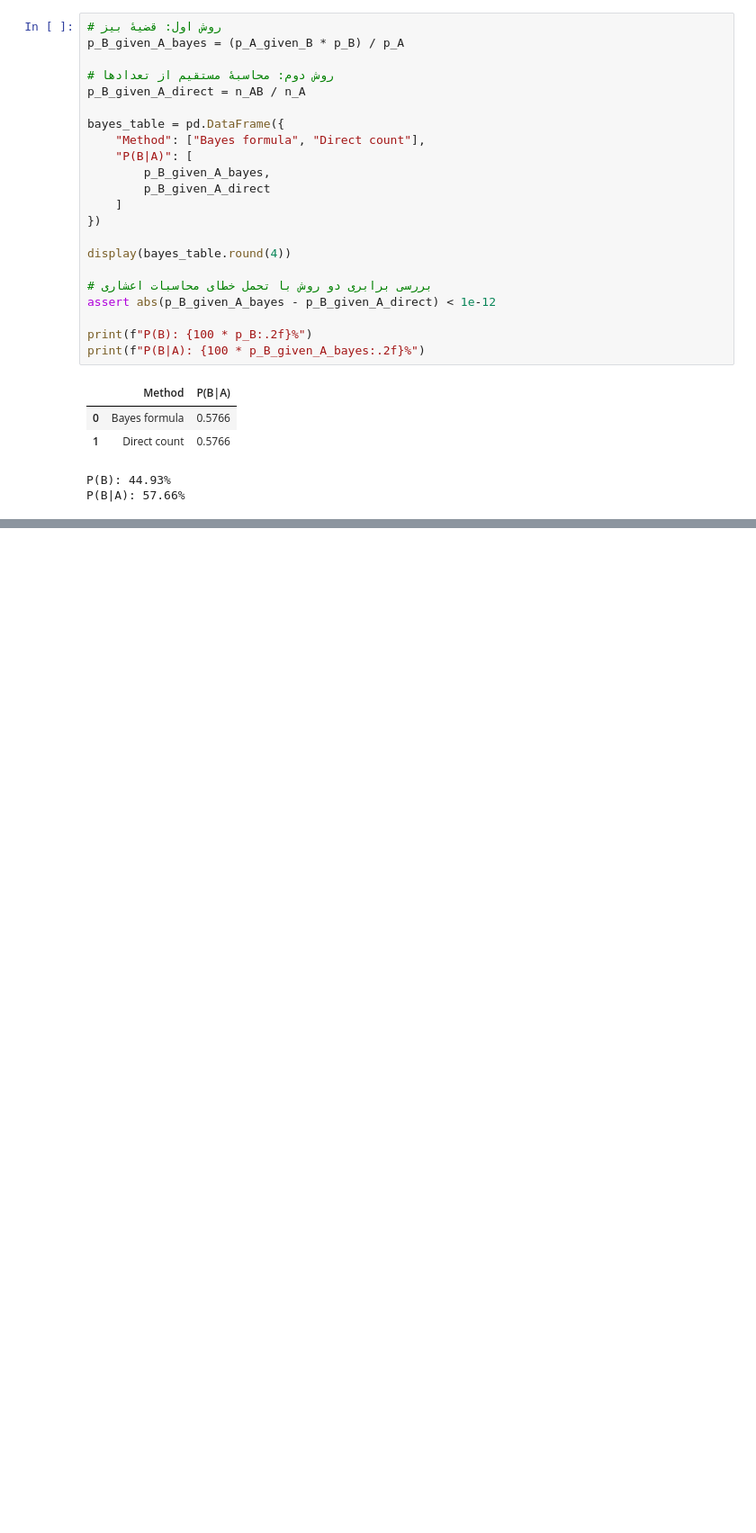
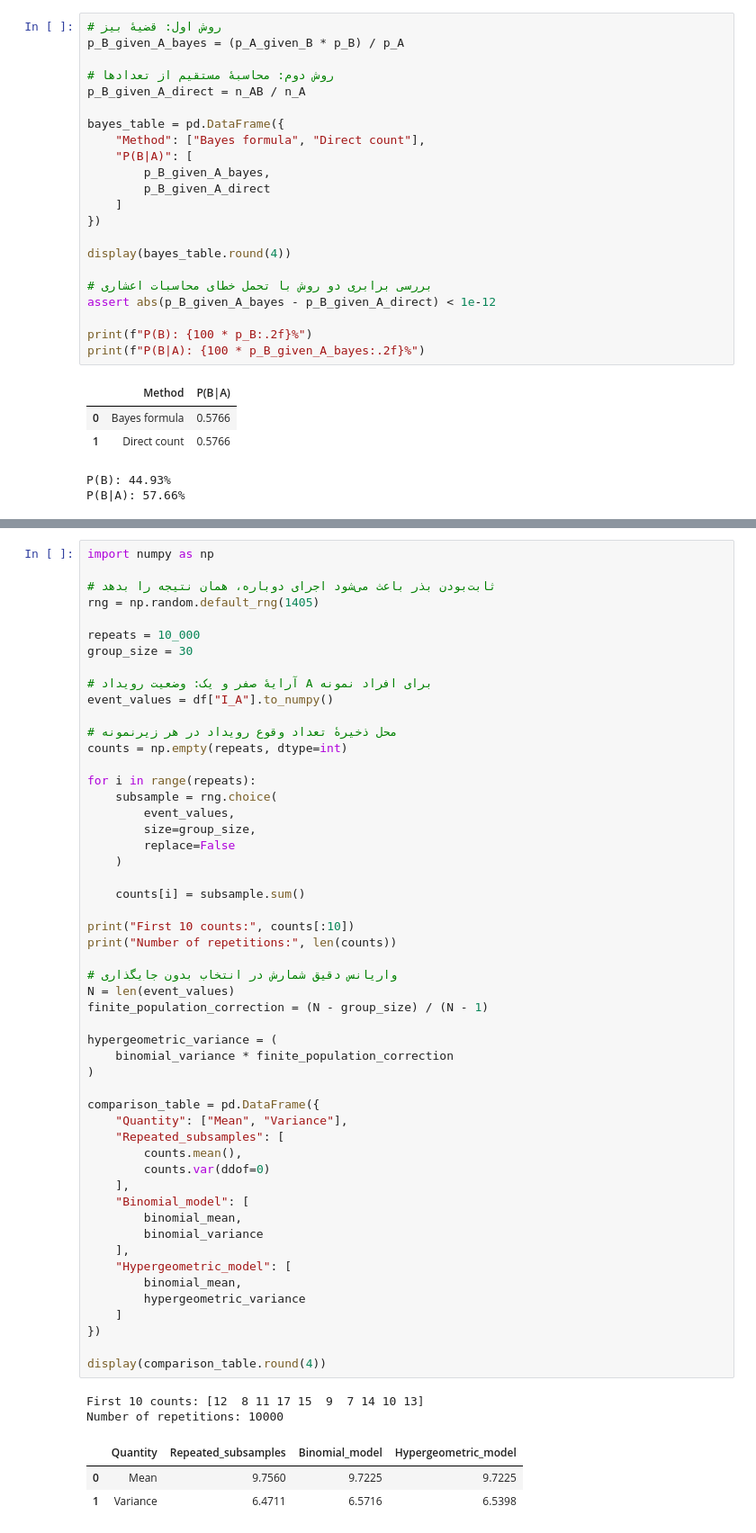
Before and after one commit to nazaninhasani/Amar, a Jupyter notebook: notebooks/phase2_analysis.ipynb, the cells around one changed output, grey strips where cells are left out. Shown at 90% size. Saved outputs shown, nothing was run; the diff lists cells and outputs as text; blank space fills up the shorter version.

```diff
--- a/notebooks/phase2_analysis.ipynb
+++ b/notebooks/phase2_analysis.ipynb
@@ -212,0 +269,58 @@ P(B|A): 57.66%
+# %%
+import numpy as np
+
+# ثابت‌بودن بذر باعث می‌شود اجرای دوباره، همان نتیجه را بدهد
+rng = np.random.default_rng(1405)
+
+repeats = 10_000
+group_size = 30
+
+# آرایهٔ صفر و یک: وضعیت رویداد A برای افراد نمونه
+event_values = df["I_A"].to_numpy()
+
+# محل ذخیرهٔ تعداد وقوع رویداد در هر زیرنمونه
+counts = np.empty(repeats, dtype=int)
+
+for i in range(repeats):
+    subsample = rng.choice(
+        event_values,
+        size=group_size,
+        replace=False
+    )
+
+    counts[i] = subsample.sum()
+
+print("First 10 counts:", counts[:10])
+print("Number of repetitions:", len(counts))
+
+# واریانس دقیق شمارش در انتخاب بدون جایگذاری
+N = len(event_values)
+finite_population_correction = (N - group_size) / (N - 1)
+
+hypergeometric_variance = (
+    binomial_variance * finite_population_correction
+)
+
+comparison_table = pd.DataFrame({
+    "Quantity": ["Mean", "Variance"],
+    "Repeated_subsamples": [
+        counts.mean(),
+        counts.var(ddof=0)
+    ],
+    "Binomial_model": [
+        binomial_mean,
+        binomial_variance
+    ],
+    "Hypergeometric_model": [
+        binomial_mean,
+        hypergeometric_variance
+    ]
+})
+
+display(comparison_table.round(4))
+# %% [output]
+First 10 counts: [12  8 11 17 15  9  7 14 10 13]
+Number of repetitions: 10000
+|  | Quantity | Repeated_subsamples | Binomial_model | Hypergeometric_model |
+| 0 | Mean | 9.7560 | 9.7225 | 9.7225 |
+| 1 | Variance | 6.4711 | 6.5716 | 6.5398 |
```
Also changed, not shown: parts of 4 cells of this notebook, 1 other file.
